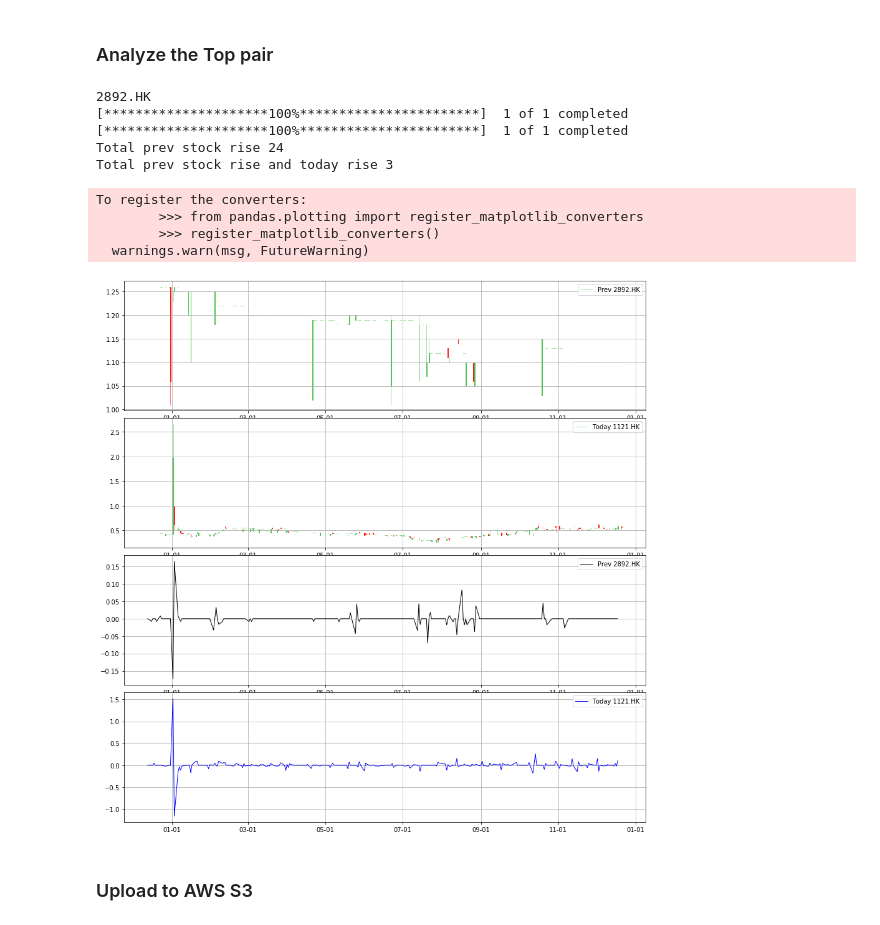
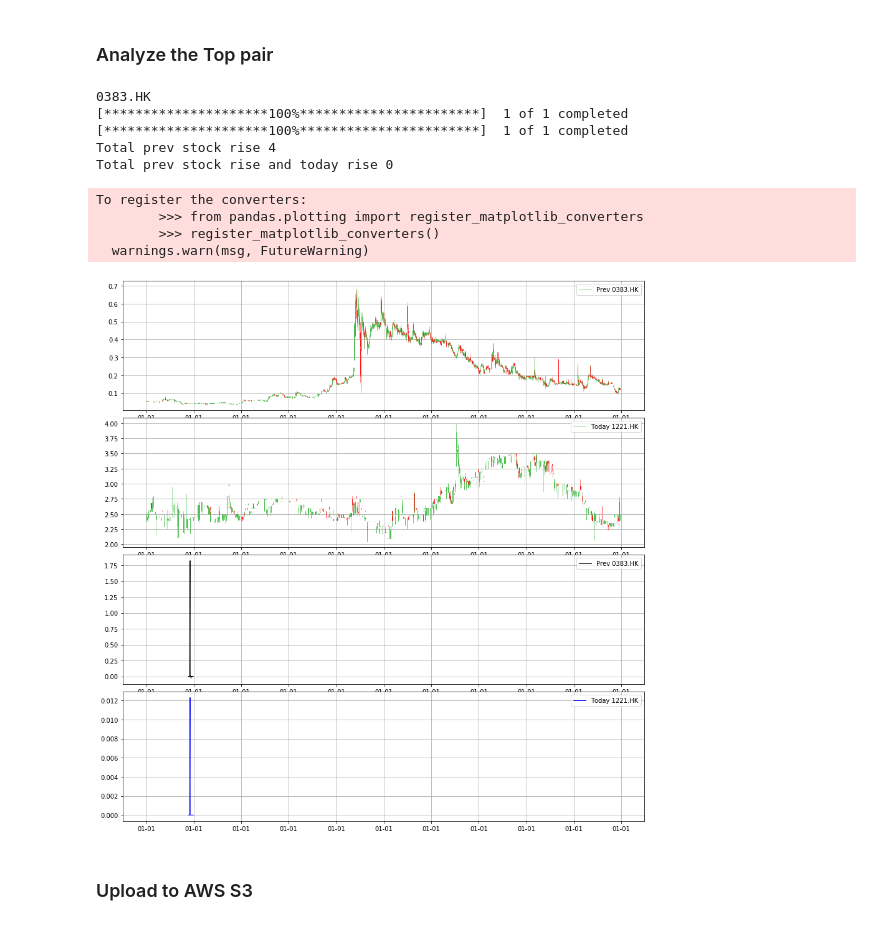
Before and after one commit to winglokhouse/slack-trading, a Jupyter notebook: regression-modified-10-years-history.ipynb, the cells around one changed output. Cells and saved outputs as stored; diff of their text form; code cells hidden in the pictures.

```diff
--- a/regression-modified-10-years-history.ipynb
+++ b/regression-modified-10-years-history.ipynb
@@ -164,21 +192,21 @@ sorted_df.head(10)
 # %% [markdown]
 ### Analyze the Top pair
 # %%
-stock1 = '2892.HK.prev'
-stock2 = '1121.HK'
+stock1 = '0383.HK.prev'
+stock2 = '1221.HK'
 #
-tools.plot_two_stocks(stock1, stock2, prevday_returns, today_returns, start)
+tools.plot_two_stocks(stock1, stock2, prevday_returns, today_returns, train_start)
 # %% [output]
-2892.HK
+0383.HK
 [*********************100%***********************]  1 of 1 completed
 [*********************100%***********************]  1 of 1 completed
-Total prev stock rise 24
-Total prev stock rise and today rise 3
+Total prev stock rise 4
+Total prev stock rise and today rise 0
 To register the converters:
         >>> from pandas.plotting import register_matplotlib_converters
         >>> register_matplotlib_converters()
   warnings.warn(msg, FutureWarning)
-[figure, old version]
+[figure, new version]
 # %% [markdown]
 ### Upload to AWS S3
 # %%
```
Also changed, not shown: parts of 9 cells of this notebook.
